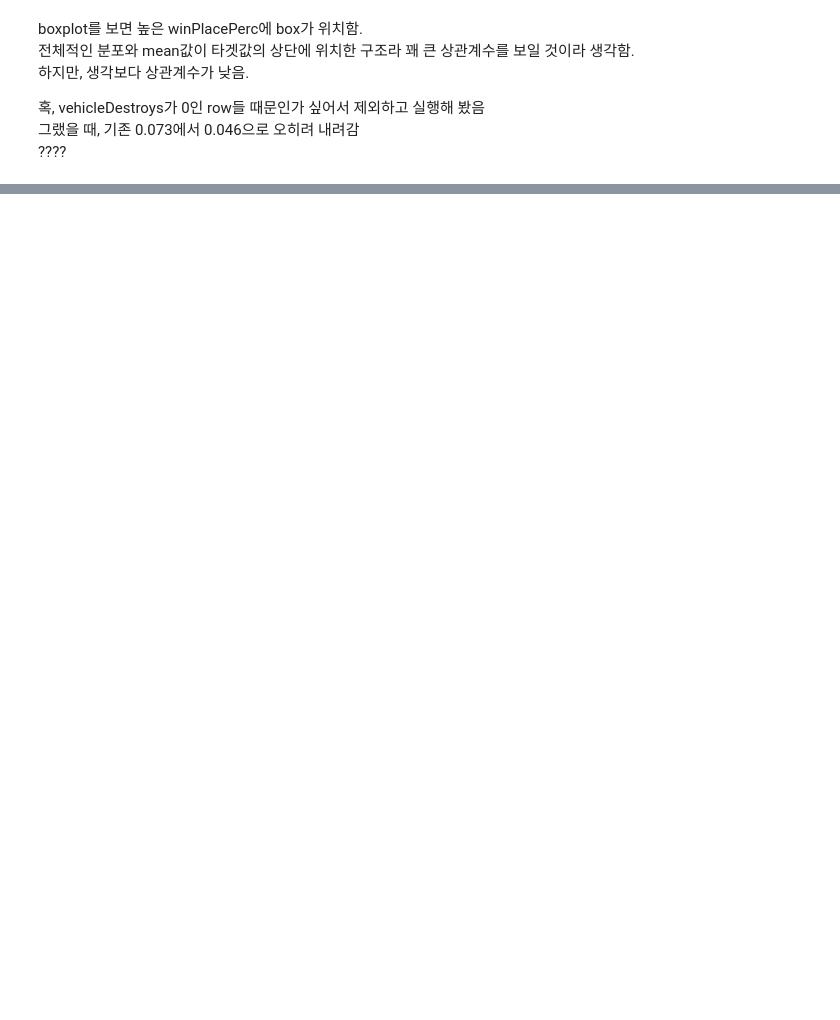
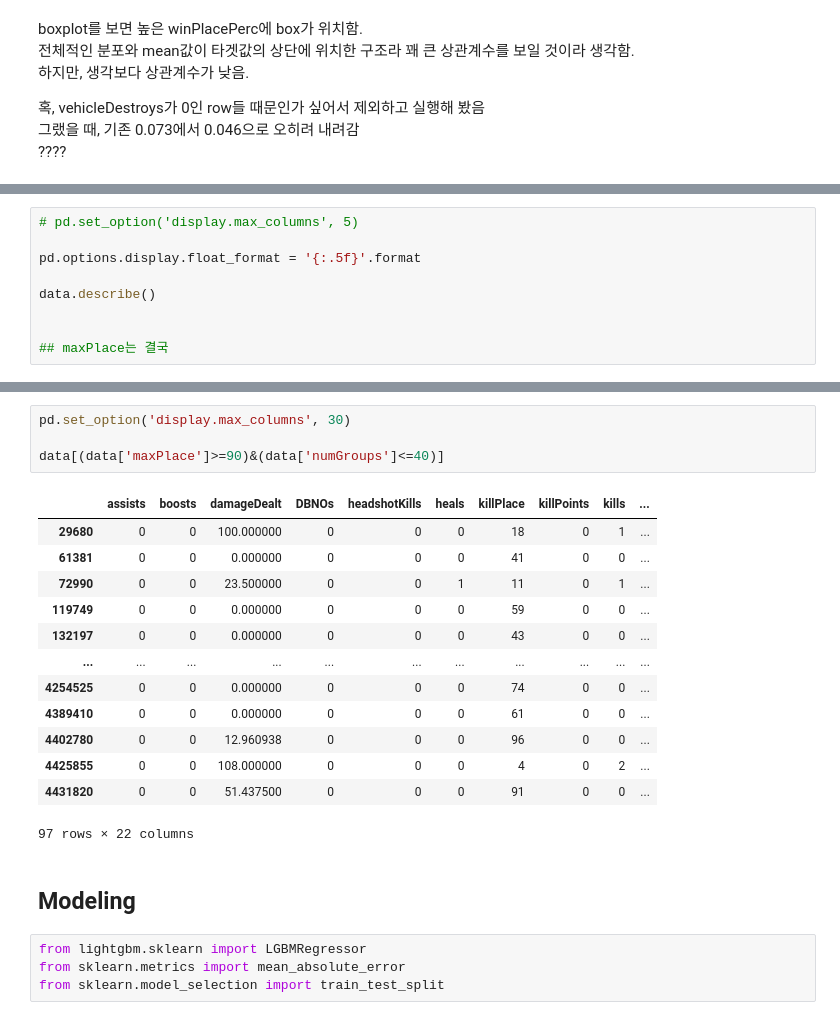
Before and after one commit to HalfMoon1008/PUBG_ML_Project, a Jupyter notebook: modelingPUBG.ipynb, the cells around one changed output, grey strips where cells are left out. Saved outputs shown, nothing was run; the diff lists cells and outputs as text; blank space fills up the shorter version.

```diff
--- a/modelingPUBG.ipynb
+++ b/modelingPUBG.ipynb
@@ -930,0 +875,9 @@ boxplot를 보면 높은 winPlacePerc에 box가 위치함.
+# %%
+# pd.set_option('display.max_columns', 5)
+
+pd.options.display.float_format = '{:.5f}'.format
+
+data.describe()
+
+
+## maxPlace는 결국
@@ -930,0 +936,24 @@ boxplot를 보면 높은 winPlacePerc에 box가 위치함.
+# %%
+pd.set_option('display.max_columns', 30)
+
+data[(data['maxPlace']>=90)&(data['numGroups']<=40)]
+# %% [output]
+|  | assists | boosts | damageDealt | DBNOs | headshotKills | heals | killPlace | killPoints | kills | ... |
+| 29680 | 0 | 0 | 100.000000 | 0 | 0 | 0 | 18 | 0 | 1 | ... |
+| 61381 | 0 | 0 | 0.000000 | 0 | 0 | 0 | 41 | 0 | 0 | ... |
+| 72990 | 0 | 0 | 23.500000 | 0 | 0 | 1 | 11 | 0 | 1 | ... |
+| 119749 | 0 | 0 | 0.000000 | 0 | 0 | 0 | 59 | 0 | 0 | ... |
+| 132197 | 0 | 0 | 0.000000 | 0 | 0 | 0 | 43 | 0 | 0 | ... |
+| ... | ... | ... | ... | ... | ... | ... | ... | ... | ... | ... |
+| 4254525 | 0 | 0 | 0.000000 | 0 | 0 | 0 | 74 | 0 | 0 | ... |
+| 4389410 | 0 | 0 | 0.000000 | 0 | 0 | 0 | 61 | 0 | 0 | ... |
+| 4402780 | 0 | 0 | 12.960938 | 0 | 0 | 0 | 96 | 0 | 0 | ... |
+| 4425855 | 0 | 0 | 108.000000 | 0 | 0 | 0 | 4 | 0 | 2 | ... |
+| 4431820 | 0 | 0 | 51.437500 | 0 | 0 | 0 | 91 | 0 | 0 | ... |
+97 rows × 22 columns
+# %% [markdown]
+## Modeling
+# %%
+from lightgbm.sklearn import LGBMRegressor
+from sklearn.metrics import mean_absolute_error
+from sklearn.model_selection import train_test_split
```
Also changed, not shown: parts of 106 cells of this notebook.
